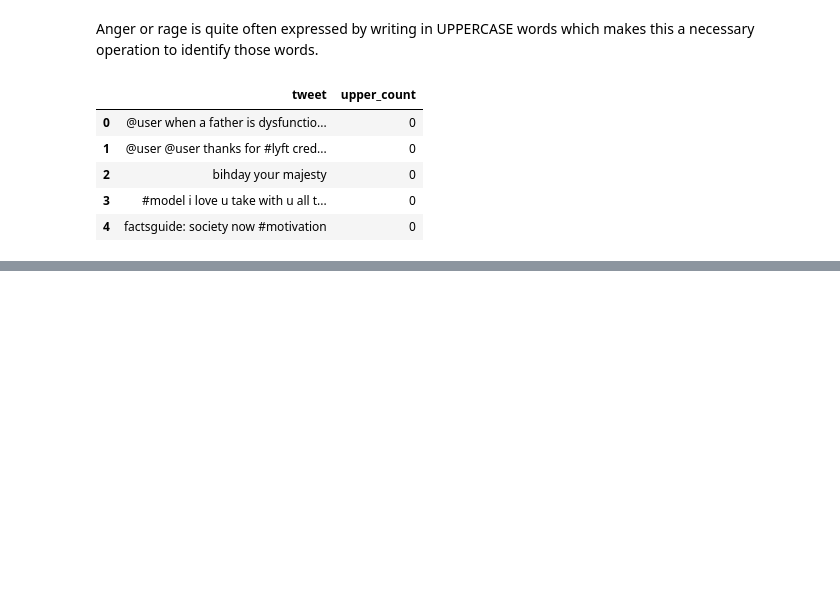
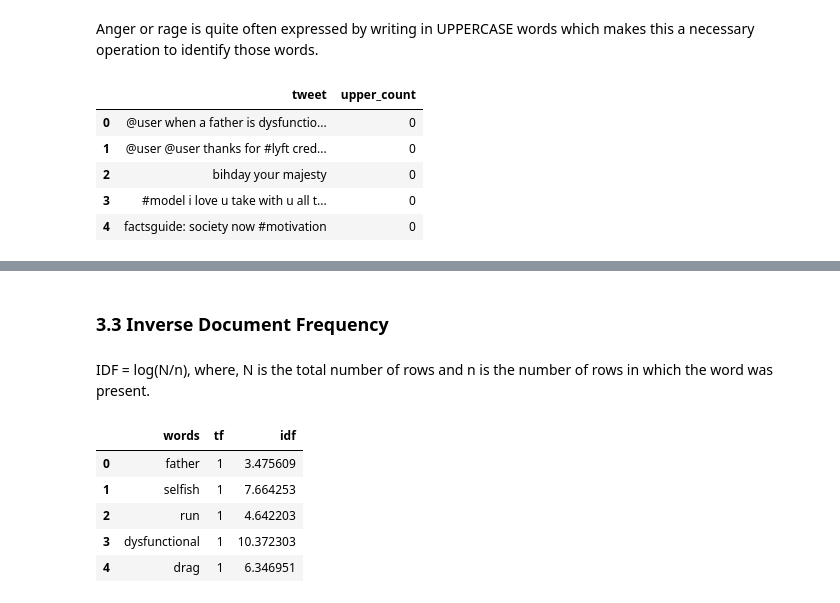
Before and after one commit to agusrichard/data-science-workbook, a Jupyter notebook: Notes/Text Extraction and Preprocessing 0/text_extraction_preprocessing.ipynb, the cells around one changed output, grey strips where cells are left out. Cells and saved outputs as stored; diff of their text form; code cells hidden in the pictures; blank space fills up the shorter version.

```diff
--- a/Notes/Text Extraction and Preprocessing 0/text_extraction_preprocessing.ipynb
+++ b/Notes/Text Extraction and Preprocessing 0/text_extraction_preprocessing.ipynb
@@ -179,0 +239,4 @@ data[['tweet', 'upper_count']].head()
+# %%
+common = common.index
+data['tweet'] = data['tweet'].apply(lambda sentence: ' '.join(word for word in sentence.split() if word not in common))
+data['tweet'].head()
@@ -179,0 +342,15 @@ data[['tweet', 'upper_count']].head()
+# %% [markdown]
+### 3.3 Inverse Document Frequency
+# %% [markdown]
+IDF = log(N/n), where, N is the total number of rows and n is the number of rows in which the word was present.
+# %%
+for i, word in enumerate(tf1['words']):
+    tf1.loc[i, 'idf'] = np.log(len(data) / data['tweet'].str.contains(word).sum())
+tf1.head()
+# %% [output]
+|  | words | tf | idf |
+| 0 | father | 1 | 3.475609 |
+| 1 | selfish | 1 | 7.664253 |
+| 2 | run | 1 | 4.642203 |
+| 3 | dysfunctional | 1 | 10.372303 |
+| 4 | drag | 1 | 6.346951 |
```
Also changed, not shown: parts of 40 cells of this notebook.
